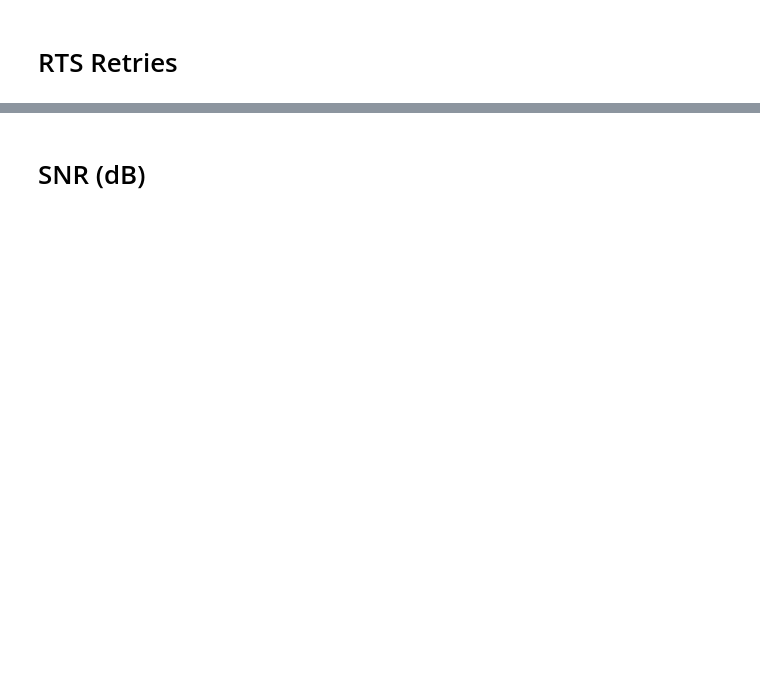
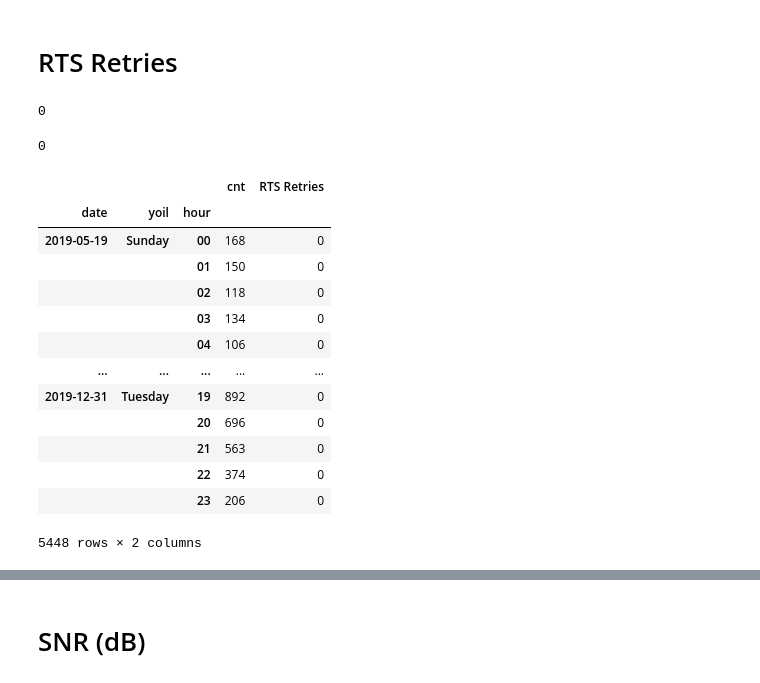
Before and after one commit to leeEunJooo/NetworkAssociation, a Jupyter notebook: 세션수 외 다른 주기성.ipynb, the cells around one changed output, grey strips where cells are left out. Cells and saved outputs as stored; diff of their text form; code cells hidden in the pictures; blank space fills up the shorter version.

```diff
--- a/세션수 외 다른 주기성.ipynb
+++ b/세션수 외 다른 주기성.ipynb
@@ -938,4 +939,29 @@ RTS_Retries = num_dic_change_to_df('Utilization',"RTS Retries")
+# %%
+(RTS_Retries["RTS Retries"]>0).sum()
+# %% [output]
+0
+# %%
+(data[("Utilization","RTS Retries")]>0).sum(0)
+# %% [output]
+0
 # %%
 RTS_Retries.reset_index(level=3, inplace=True)
+# %%
+RTS_Retries
+# %% [output]
+|  |  |  | cnt | RTS Retries |
+| date | yoil | hour |  |  |
+| 2019-05-19 | Sunday | 00 | 168 | 0 |
+|  |  | 01 | 150 | 0 |
+|  |  | 02 | 118 | 0 |
+|  |  | 03 | 134 | 0 |
+|  |  | 04 | 106 | 0 |
+| ... | ... | ... | ... | ... |
+| 2019-12-31 | Tuesday | 19 | 892 | 0 |
+|  |  | 20 | 696 | 0 |
+|  |  | 21 | 563 | 0 |
+|  |  | 22 | 374 | 0 |
+|  |  | 23 | 206 | 0 |
+5448 rows × 2 columns
 # %%
 rts = change_to_month(RTS_Retries)
```
Also changed, not shown: parts of 14 cells of this notebook.
